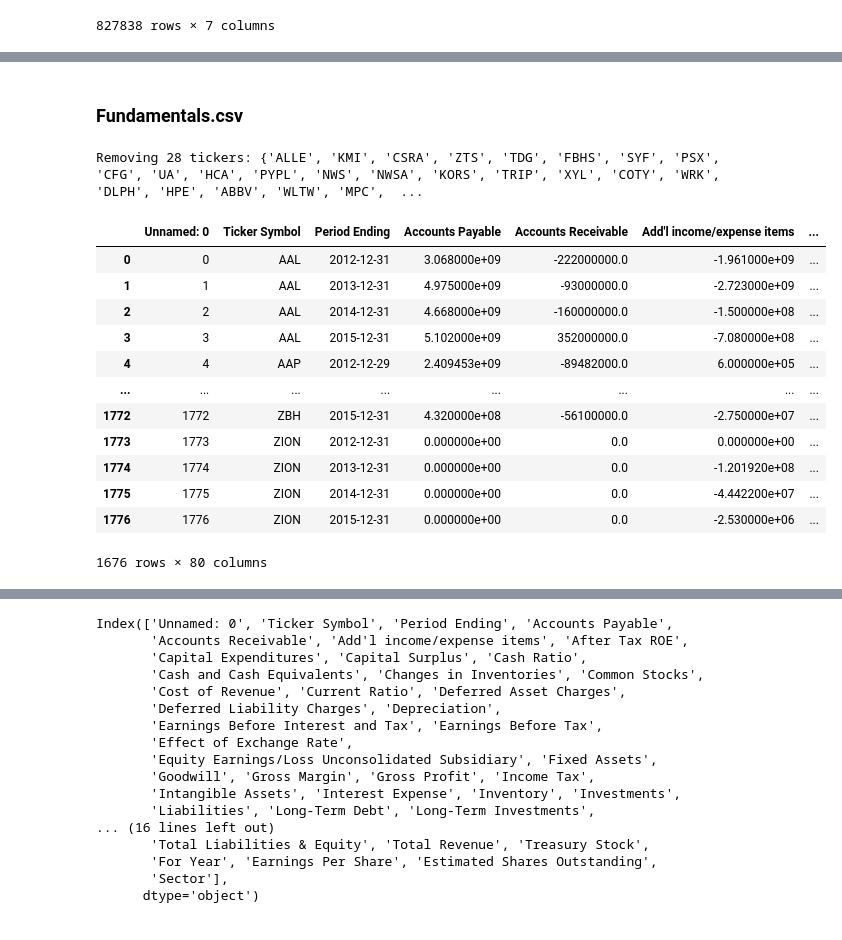
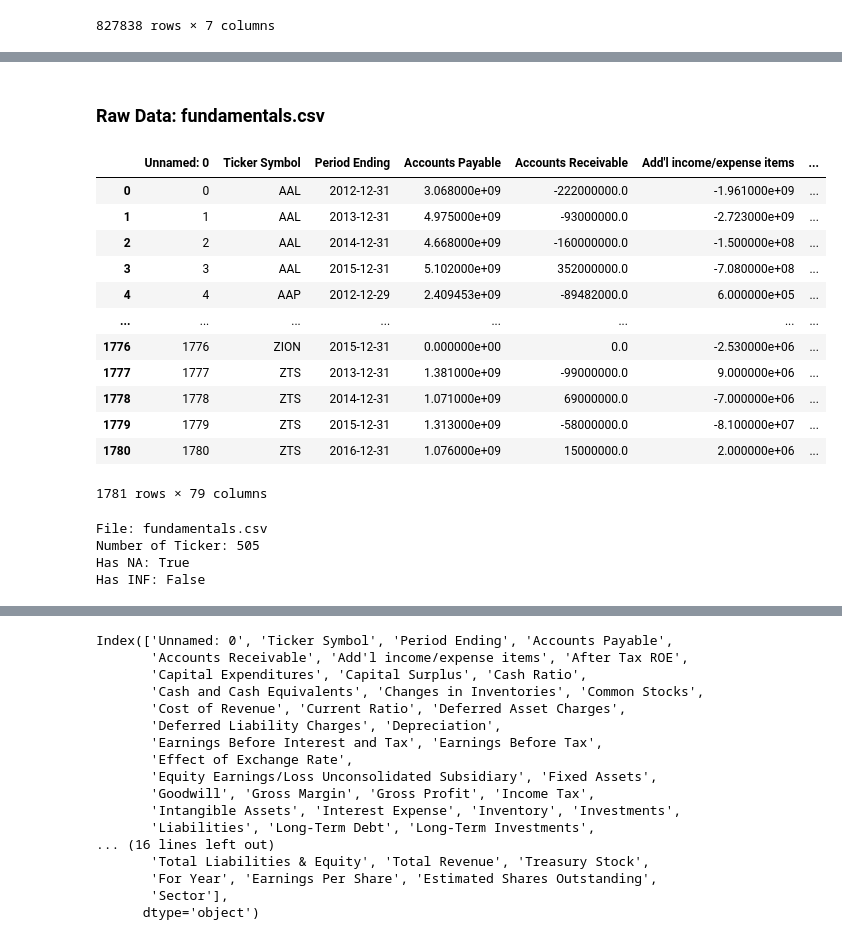
Before and after one commit to yikai82/ML-Project-NYSX, a Jupyter notebook: experiments/NYSX_test10_sectors_PCA_UMAP.ipynb, the cells around one changed output, grey strips where cells are left out. Cells and saved outputs as stored; diff of their text form; code cells hidden in the pictures.

```diff
--- a/experiments/NYSX_test10_sectors_PCA_UMAP.ipynb
+++ b/experiments/NYSX_test10_sectors_PCA_UMAP.ipynb
@@ -154,38 +205,36 @@ Contain INF: False
 # %% [markdown]
-### Fundamentals.csv
+### Raw Data: fundamentals.csv
 # %%
 ## load fundamentals
 df_fundamentals = pd.read_csv("../data/raw/fundamentals.csv")
+display(df_fundamentals)
 
-## >> only use ticker from df_price
+## check for NA nad INF before removing it
+has_nan = df_fundamentals.isna().any().any()
 
-# Get tickers from df_price (470 tickers)
-valid_tickers = set(df_price['symbol'].unique())
+# check if has any INF
+numeric_cols = df_fundamentals.select_dtypes(include=[np.number])
+has_inf = numeric_cols.isin([np.inf, -np.inf]).any().any()
 
-# Get tickers from df_fundamentals (original set)
-original_tickers = set(df_fundamentals['Ticker Symbol'].unique())
-
-# Find which tickers to remove
-tickers_to_remove = original_tickers - valid_tickers
-print(f"Removing {len(tickers_to_remove)} tickers: {tickers_to_remove}")
-
-# Filter df_fundamentals
-df_fundamentals = df_fundamentals[df_fundamentals['Ticker Symbol'].isin(valid_tickers)]  # <- filter with valid tikcer
-df_fundamentals_sector = df_fundamentals.copy()
-df_fundamentals_sector['Sector'] = df_fundamentals_sector["Ticker Symbol"].map(tick_to_sec)
-df_fundamentals_sector
+print("File: fundamentals.csv")
+print(f"Number of Ticker: {len(df_security['Ticker symbol'].unique())}")
+print(f"Has NA: {has_nan}")
+print(f"Has INF: {has_inf}")
 # %% [output]
+|  | Unnamed: 0 | Ticker Symbol | Period Ending | Accounts Payable | Accounts Receivable | Add'l income/expense items | ... |
+| 0 | 0 | AAL | 2012-12-31 | 3.068000e+09 | -222000000.0 | -1.961000e+09 | ... |
+| 1 | 1 | AAL | 2013-12-31 | 4.975000e+09 | -93000000.0 | -2.723000e+09 | ... |
+| 2 | 2 | AAL | 2014-12-31 | 4.668000e+09 | -160000000.0 | -1.500000e+08 | ... |
+| 3 | 3 | AAL | 2015-12-31 | 5.102000e+09 | 352000000.0 | -7.080000e+08 | ... |
+| 4 | 4 | AAP | 2012-12-29 | 2.409453e+09 | -89482000.0 | 6.000000e+05 | ... |
+| ... | ... | ... | ... | ... | ... | ... | ... |
+| 1776 | 1776 | ZION | 2015-12-31 | 0.000000e+00 | 0.0 | -2.530000e+06 | ... |
+| 1777 | 1777 | ZTS | 2013-12-31 | 1.381000e+09 | -99000000.0 | 9.000000e+06 | ... |
+| 1778 | 1778 | ZTS | 2014-12-31 | 1.071000e+09 | 69000000.0 | -7.000000e+06 | ... |
+| 1779 | 1779 | ZTS | 2015-12-31 | 1.313000e+09 | -58000000.0 | -8.100000e+07 | ... |
+| 1780 | 1780 | ZTS | 2016-12-31 | 1.076000e+09 | 15000000.0 | 2.000000e+06 | ... |
-Removing 28 tickers: {'ALLE', 'KMI', 'CSRA', 'ZTS', 'TDG', 'FBHS', 'SYF', 'PSX', 'CFG', 'UA', 'HCA', 'PYPL', 'NWS', 'NWSA', 'KORS', 'TRIP', 'XYL', 'COTY', 'WRK', 'DLPH', 'HPE', 'ABBV', 'WLTW', 'MPC',  ...
+1781 rows × 79 columns
-|  | Unnamed: 0 | Ticker Symbol | Period Ending | Accounts Payable | Accounts Receivable | Add'l income/expense items | ... |
-| 0 | 0 | AAL | 2012-12-31 | 3.068000e+09 | -222000000.0 | -1.961000e+09 | ... |
-| 1 | 1 | AAL | 2013-12-31 | 4.975000e+09 | -93000000.0 | -2.723000e+09 | ... |
-| 2 | 2 | AAL | 2014-12-31 | 4.668000e+09 | -160000000.0 | -1.500000e+08 | ... |
-| 3 | 3 | AAL | 2015-12-31 | 5.102000e+09 | 352000000.0 | -7.080000e+08 | ... |
-| 4 | 4 | AAP | 2012-12-29 | 2.409453e+09 | -89482000.0 | 6.000000e+05 | ... |
-| ... | ... | ... | ... | ... | ... | ... | ... |
-| 1772 | 1772 | ZBH | 2015-12-31 | 4.320000e+08 | -56100000.0 | -2.750000e+07 | ... |
-| 1773 | 1773 | ZION | 2012-12-31 | 0.000000e+00 | 0.0 | 0.000000e+00 | ... |
-| 1774 | 1774 | ZION | 2013-12-31 | 0.000000e+00 | 0.0 | -1.201920e+08 | ... |
-| 1775 | 1775 | ZION | 2014-12-31 | 0.000000e+00 | 0.0 | -4.442200e+07 | ... |
-| 1776 | 1776 | ZION | 2015-12-31 | 0.000000e+00 | 0.0 | -2.530000e+06 | ... |
-1676 rows × 80 columns
+File: fundamentals.csv
+Number of Ticker: 505
+Has NA: True
+Has INF: False
```
Also changed, not shown: parts of 10 cells of this notebook, 1 other file.
